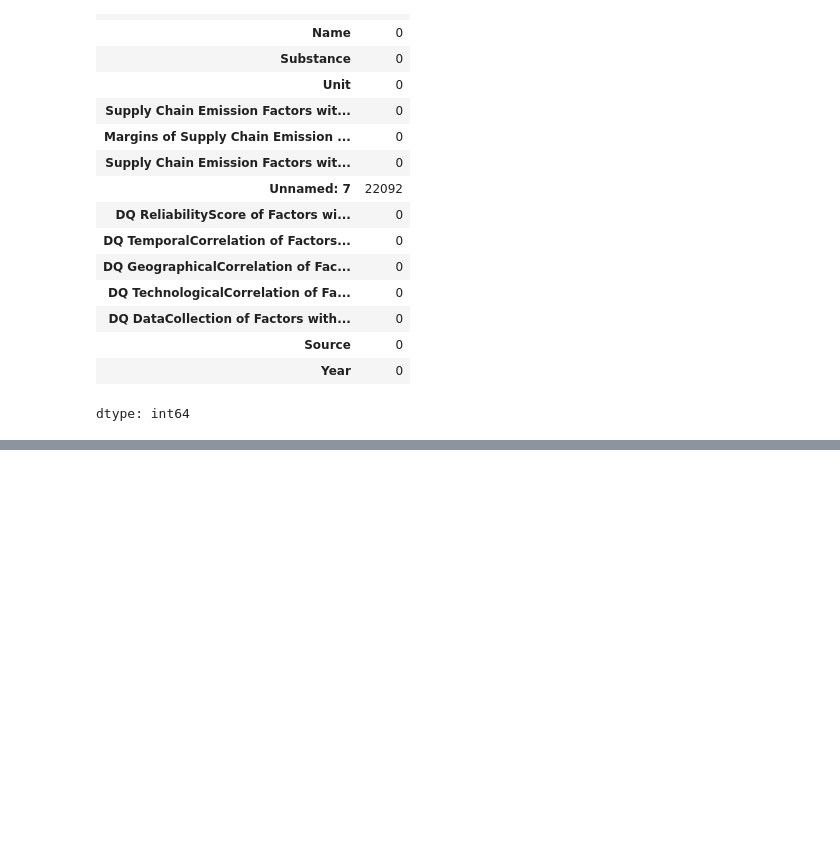
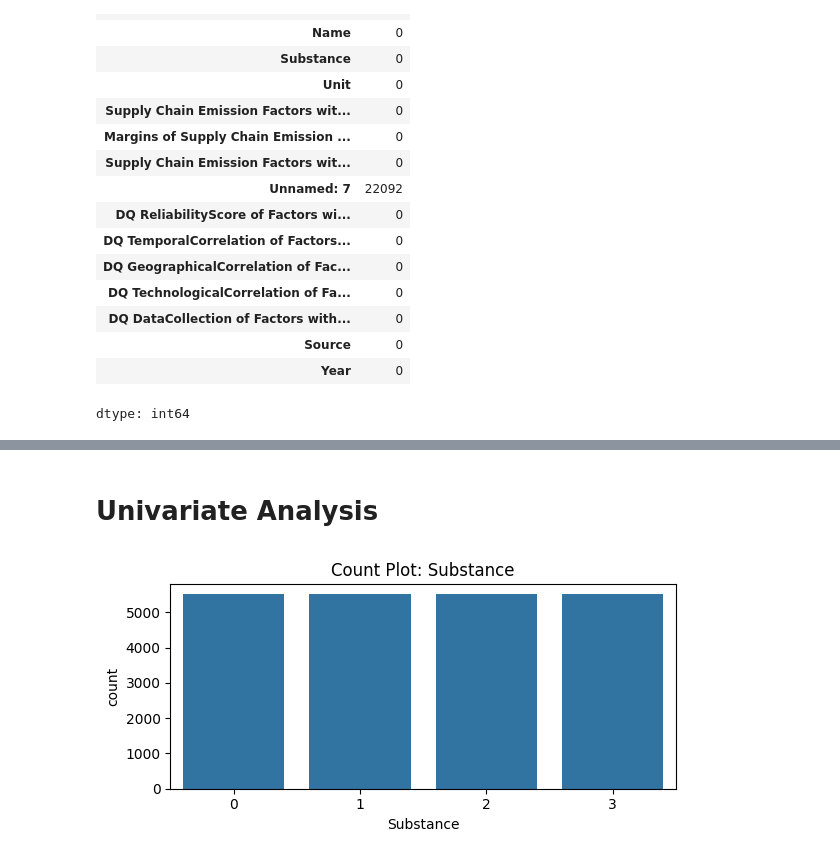
Before and after one commit to RajBhadani/GHG_Emission_Prediction, a Jupyter notebook: Green_House_Gas_Emission_Prediction.ipynb, the cells around one changed output, grey strips where cells are left out. Drawn from its saved outputs; the diff is of its cells as text; code cells hidden in the pictures; blank space fills up the shorter version.

```diff
--- a/Green_House_Gas_Emission_Prediction.ipynb
+++ b/Green_House_Gas_Emission_Prediction.ipynb
@@ -234,0 +357,2 @@ dtype: int64
+# %%
+df['Unit']=df['Unit'].map(unit_map)
@@ -234,0 +367,4 @@ dtype: int64
+# %%
+source_map={'Commodity':0, 'Industry':1} # Mapping sources to integers
+# %%
+df['Source']=df['Source'].map(source_map)   # applying the mapping to 'Source' column
@@ -234,0 +492,2 @@ dtype: int64
+# %%
+df.drop(columns=['Name','Code','Year'], inplace=True)
@@ -234,0 +539,12 @@ dtype: int64
+# %% [markdown]
+# **Univariate Analysis**
+# %%
+# Count plot for Substance
+plt.figure(figsize=(6, 3))
+sns.countplot(x=df["Substance"])
+plt.title("Count Plot: Substance")
+plt.xticks()
+plt.tight_layout()
+plt.show()
+# %% [output]
+[figure, added]
```
Also changed, not shown: parts of 44 cells of this notebook.
